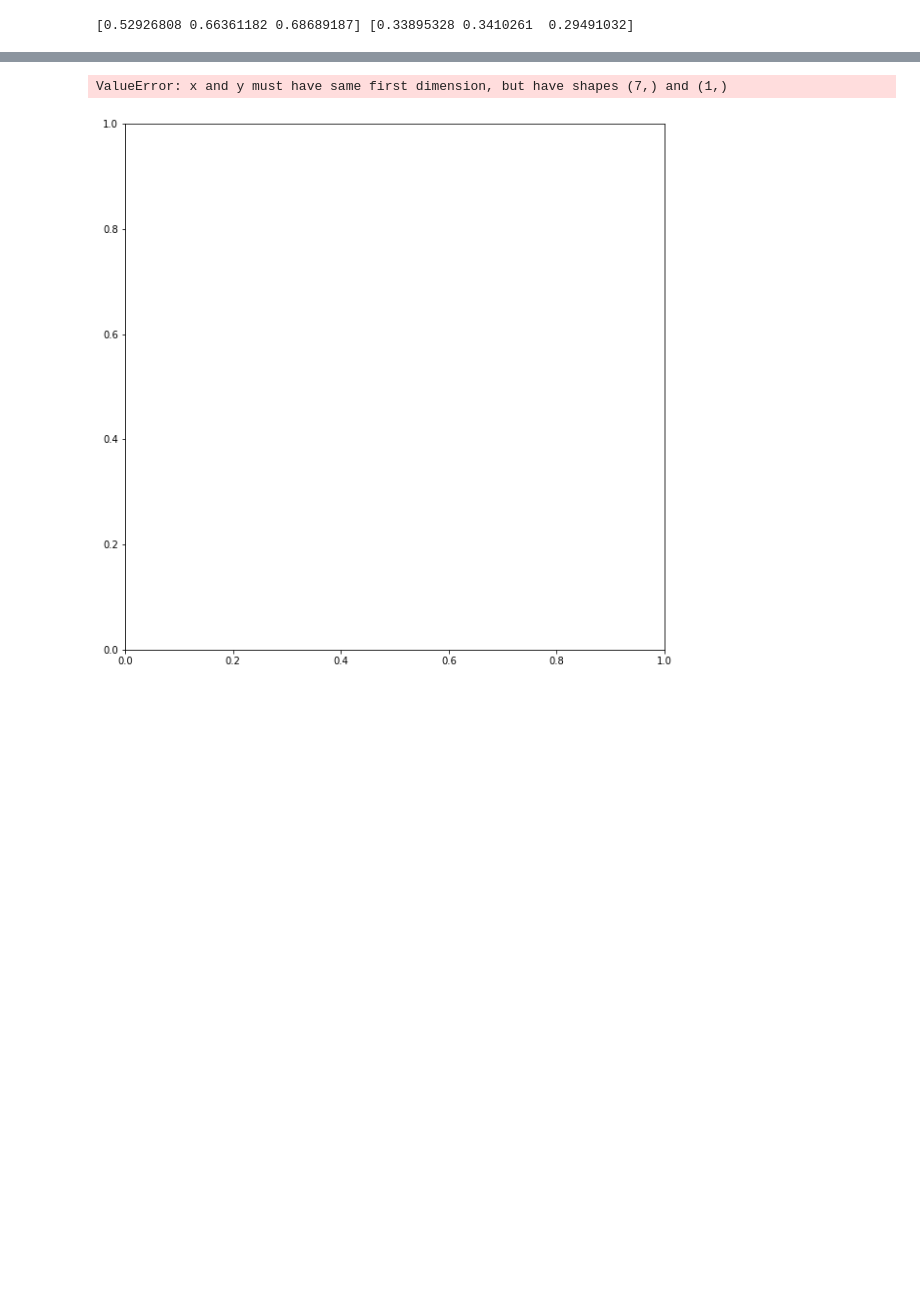
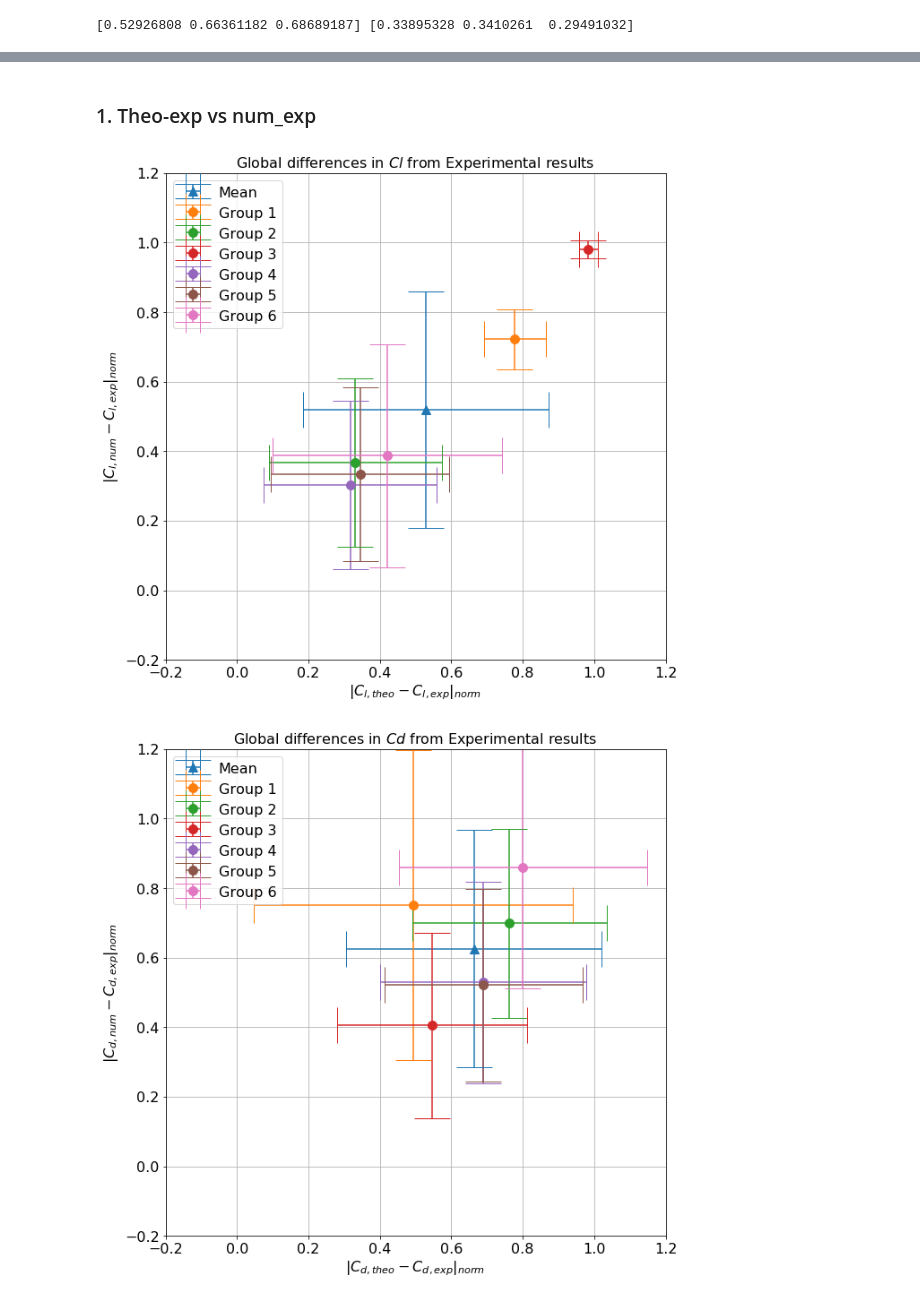
Before and after one commit to sercharpak/NFS_P2, a Jupyter notebook: NFS-P2-Comparison.ipynb, the cells around one changed output, grey strips where cells are left out. Saved outputs shown, nothing was run; the diff lists cells and outputs as text; code cells hidden in the pictures; blank space fills up the shorter version.

```diff
--- a/NFS-P2-Comparison.ipynb
+++ b/NFS-P2-Comparison.ipynb
@@ -278,13 +278,13 @@ In each of these visualizations, the closer the value is to 0, the more similar
 We are visualizing how close are the Numerical and Theoretical values for each group
 # %%
 num_theo_all = np.abs(numerical_all - theoretical_all)/(np.abs(numerical_all) + np.abs(theoretical_all))
-header_columns_diff = ['|C_{l,num} - C_{l,theo}|_{norm}','|C_{d,num} - C_{d,theo}|_{norm}','|C_{m,num} - C_{m,theo}|_{norm}']
+header_columns_num_theo = ['|C_{l,num} - C_{l,theo}|_{norm}','|C_{d,num} - C_{d,theo}|_{norm}','|C_{m,num} - C_{m,theo}|_{norm}']
 # %%
 mean_num_theo = np.nanmean(num_theo_all,axis=0)
 std_num_theo = np.nanstd(num_theo_all,axis=0)
 # %%
 fig = plt.figure(figsize=(10,10))
-for x_mean, x_std, header in zip(mean_num_theo.T, std_num_theo.T, header_columns_diff):
+for x_mean, x_std, header in zip(mean_num_theo.T, std_num_theo.T, header_columns_num_theo):
     plt.plot(alpha, x_mean, label=r'Mean $'+header+'$', linewidth =4)
     plt.fill_between(alpha,x_mean+x_std,x_mean-x_std,alpha=0.2,label =r'$\sigma$ $'+str(header)+'$' )
 plt.ylabel("Coefficient",fontsize='14')
@@ -300,7 +300,7 @@ Text(0.5,1,'Global Numerical-Theoretical Difference')
 ### Per Coefficient per angle
 # %%
 coeff_counter = 0
-for x_mean, x_std, header in zip(mean_num_theo.T, std_num_theo.T, header_columns_diff):
+for x_mean, x_std, header in zip(mean_num_theo.T, std_num_theo.T, header_columns_num_theo):
     fig = plt.figure(figsize=(10,10))
     plt.plot(alpha, x_mean, label=r'Mean $'+header+'$', linewidth =4)
     plt.fill_between(alpha,x_mean+x_std,x_mean-x_std,alpha=0.2,label =r'$\sigma$ $'+str(header)+'$' )
@@ -444,6 +454,10 @@ for header in header_columns_theo_exp:
 # %%
 mean_alpha_theo_exp = np.nanmean(theo_exp_all,axis=(0,1))
 std_alpha_theo_exp = np.nanstd(theo_exp_all,axis=(0,1))
+mean_alpha_num_exp = np.nanmean(num_exp_all,axis=(0,1))
+std_alpha_num_exp = np.nanstd(num_exp_all,axis=(0,1))
+mean_alpha_num_theo = np.nanmean(num_theo_all,axis=(0,1))
+std_alpha_num_theo = np.nanstd(num_theo_all,axis=(0,1))
 print(mean_alpha_theo_exp,std_alpha_theo_exp)
 # %% [output]
 [0.52926808 0.66361182 0.68689187] [0.33895328 0.3410261  0.29491032]
@@ -460,27 +481,46 @@ plt.legend(fontsize='16')
+# %% [markdown]
+### 1. Theo-exp vs num_exp
 # %%
 coeff_counter = 0
-for x_mean, x_std, header in zip(mean_alpha_theo_exp.T, std_alpha_theo_exp.T, header_columns_theo_exp):
+for x_mean_theo_exp, x_std_theo_exp, x_mean_num_exp, x_std_num_exp, x_mean_num_theo, x_std_num_theo, header_theo_exp, header_num_exp, header_num_theo, header_coeff in zip(mean_alpha_theo_exp.T, std_alpha_theo_exp.T, mean_alpha_num_exp.T, std_alpha_num_exp.T, mean_alpha_num_theo.T, std_alpha_num_theo.T, header_columns_theo_exp, header_columns_num_exp, header_columns_num_theo,header_columns):
+    #For each coefficient
+    #Three plots: 1. Theo-exp vs num_exp 2. Num-exp vs Num-theo 3. Theo-exp vs Num-theo
+    #Plot 1. Theo-exp vs num_exp
     fig = plt.figure(figsize=(10,10))
-    plt.plot(alpha, x_mean, label=r'Mean $'+header+'$', linewidth =4)
-    plt.fill_between(alpha,x_mean+x_std,x_mean-x_std,alpha=0.2,label =r'$\sigma$ $'+str(header)+'$' )
+    plt.errorbar(x_mean_theo_exp,x_mean_num_exp,x_std_theo_exp,x_std_num_exp,fmt='^',markersize=10, capsize=20,label=r'Mean')
     for i in group_indices:
         group_number = group_numbers[i]
+
         data_path = experimental_files[i]
         group_number_file_i, header_columns_i, x = import_data_group(data_path)
         x_array_exp = x.T[coeff_counter]
         data_path = theoretical_files[i]
         group_number_file_i, header_columns_i, x = import_data_group(data_path)
         x_array_theo = x.T[coeff_counter]
-        x_array = np.abs(x_array_theo-x_array_exp)/(np.abs(x_array_theo)+np.abs(x_array_exp))
-        plt.scatter(alpha, x_array,s=30)#, label='Group '+str(group_number))
-        plt.plot(alpha, x_array,label='Group '+str(group_number),linestyle='--')
-    plt.ylabel(r'$'+header+'$', fontsize='14')
-    plt.xlabel(r'$\alpha$[$\degree$]',fontsize='14')
+        x_array_theo_exp = np.abs(x_array_theo-x_array_exp)/(np.abs(x_array_theo)+np.abs(x_array_exp))
+
+        x_array_theo_exp_mean = np.nanmean(x_array_theo_exp,axis=0)
+        x_array_theo_exp_std = np.nanstd(x_array_theo_exp,axis=0)
+
+        data_path = numerical_files[i]
+        group_number_file_i, header_columns_i, x = import_data_group(data_path)
+        x_array_num = x.T[coeff_counter]
+        x_array_num_exp = np.abs(x_array_num-x_array_exp)/(np.abs(x_array_num)+np.abs(x_array_exp))
+
+        x_array_num_exp_mean = np.nanmean(x_array_num_exp,axis=0)
+        x_array_num_exp_std = np.nanstd(x_array_num_exp,axis=0)
+
+        plt.errorbar(x_array_theo_exp_mean,x_array_num_exp_mean,x_array_theo_exp_std,x_array_theo_exp_std,fmt='o',markersize=10, capsize=20,label=r'Group '+str(group_number))
+    plt.ylabel(r'$'+header_num_exp+'$', fontsize='16')
+    plt.xlabel(r'$'+header_theo_exp+'$',fontsize='16')
     plt.tick_params(labelsize=16)
     plt.legend(fontsize='16')
     plt.grid()
-    plt.title(r'Global $'+header+'$', fontsize='16')
+    plt.xlim(-0.2,1.2)
+    plt.ylim(-0.2,1.2)
+    plt.title(r'Global differences in $'+header_coeff+'$ from Experimental results', fontsize='16')
+
     coeff_counter = coeff_counter + 1
 # %% [output]
-ValueError: x and y must have same first dimension, but have shapes (7,) and (1,)
-[figure, old version]
+[figure, new version]
+[figure, added]
```
Also changed, not shown: parts of 9 cells of this notebook.
